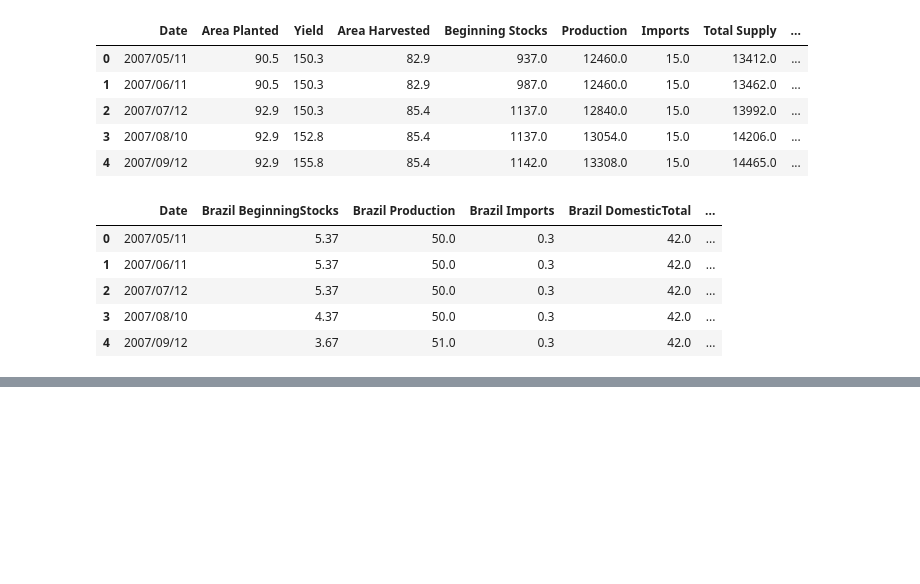
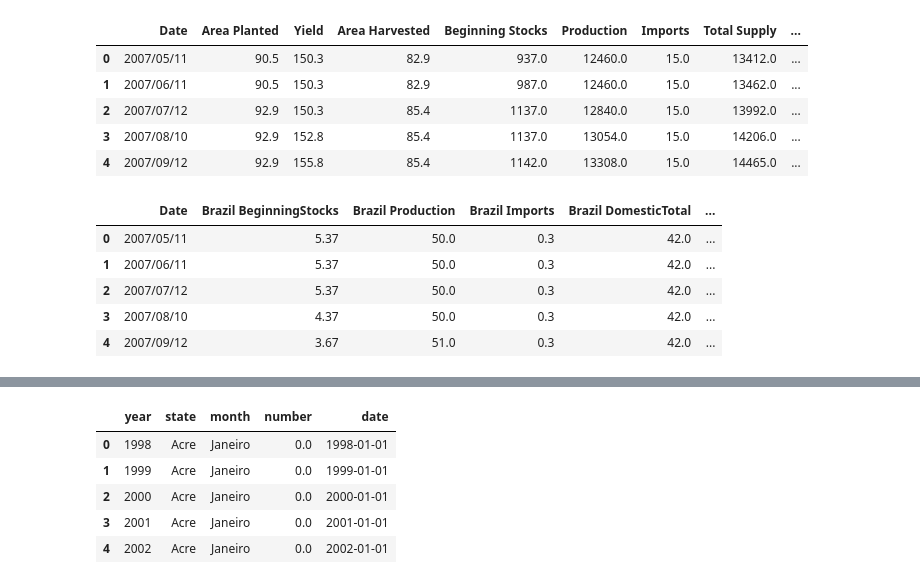
Before and after one commit to jamiediaz/Brazil_ETL, a Jupyter notebook: Merging_Corn_Soy.ipynb, the cells around one changed output, grey strips where cells are left out. Saved outputs shown, nothing was run; the diff lists cells and outputs as text; code cells hidden in the pictures; blank space fills up the shorter version.

Commit message:
updated jupyter + resources folder

```diff
--- a/Merging_Corn_Soy.ipynb
+++ b/Merging_Corn_Soy.ipynb
@@ -111,0 +175,16 @@ combined_corn_brazil_df.to_sql('combined_corn_brazil', engine, if_exists='replac
+# %%
+#loading csv file
+#corn bean price totals per month
+#obtained from https://www.kaggle.com/gustavomodelli/forest-fires-in-brazil
+forest_fire_count_file = "./Resources/forest_fire_amazon.csv"
+# %%
+#reading csv
+forest_fire_count_df = pd.read_csv(forest_fire_count_file, encoding='ISO-8859-1', sep = ",")
+forest_fire_count_df.head()
+# %% [output]
+|  | year | state | month | number | date |
+| 0 | 1998 | Acre | Janeiro | 0.0 | 1998-01-01 |
+| 1 | 1999 | Acre | Janeiro | 0.0 | 1999-01-01 |
+| 2 | 2000 | Acre | Janeiro | 0.0 | 2000-01-01 |
+| 3 | 2001 | Acre | Janeiro | 0.0 | 2001-01-01 |
+| 4 | 2002 | Acre | Janeiro | 0.0 | 2002-01-01 |
```
Also changed, not shown: parts of 23 cells of this notebook, 55 other files.
